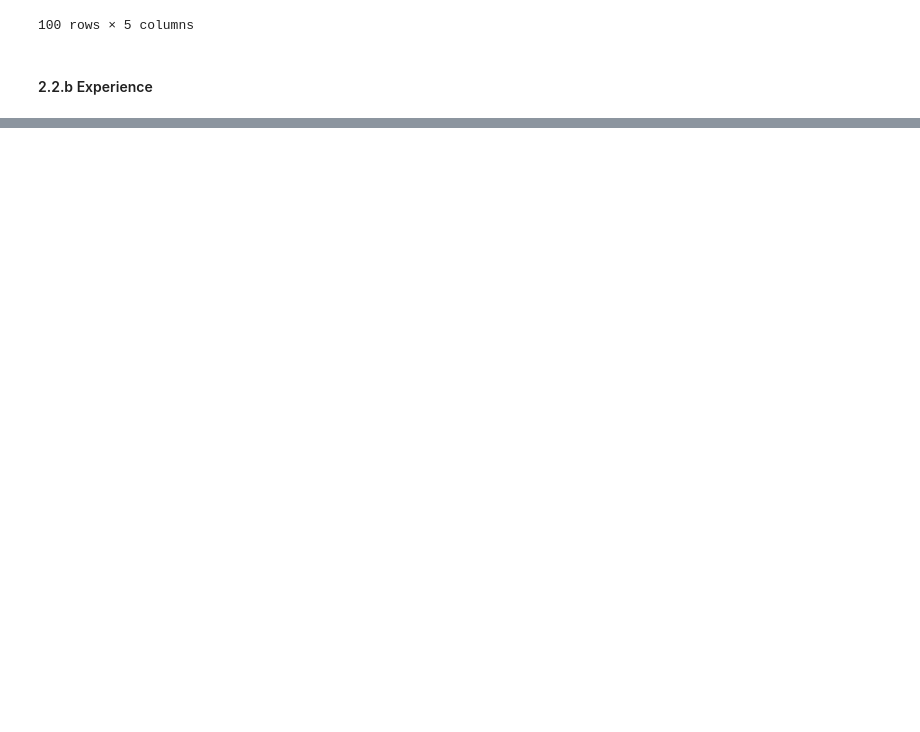
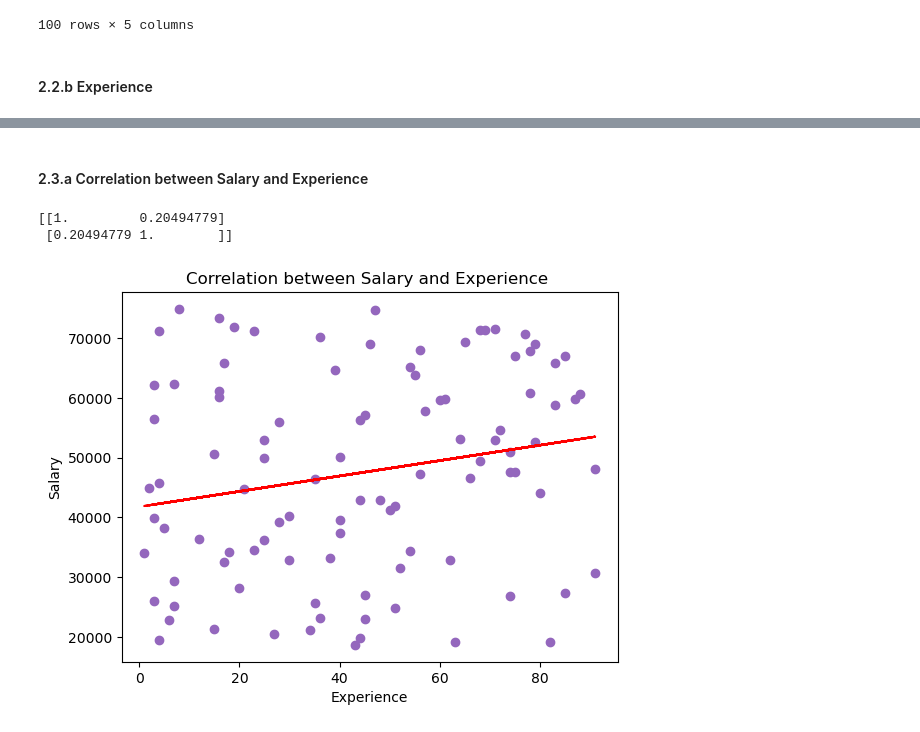
Before and after one commit to nachogalasso/da_python, a Jupyter notebook: hr_analytics/colacho_salaries.ipynb, the cells around one changed output, grey strips where cells are left out. Cells and saved outputs as stored; diff of their text form; code cells hidden in the pictures; blank space fills up the shorter version.

```diff
--- a/hr_analytics/colacho_salaries.ipynb
+++ b/hr_analytics/colacho_salaries.ipynb
@@ -118,0 +134,20 @@ cdf_salary
+# %% [markdown]
+#### 2.3.a Correlation between Salary and Experience
+# %%
+# Visualizing our data with a scatterplot
+x = cdf_salary['Experience'];
+y = cdf_salary['Salary'];
+plt.scatter(x = x, y = y, color='#9467bd')
+#obtain m (slope) and b(intercept) of linear regression line
+m, b = np.polyfit(x, y, 1)
+lreg = np.corrcoef(x, y)
+plt.plot(x, m*x+b, color='red')
+# Labels and title
+plt.xlabel('Experience')
+plt.ylabel('Salary')
+plt.title('Correlation between Salary and Experience ')
+print(lreg)
+# %% [output]
+[[1.         0.20494779]
+ [0.20494779 1.        ]]
+[figure, added]
```
Also changed, not shown: parts of 23 cells of this notebook, 1 other file.
